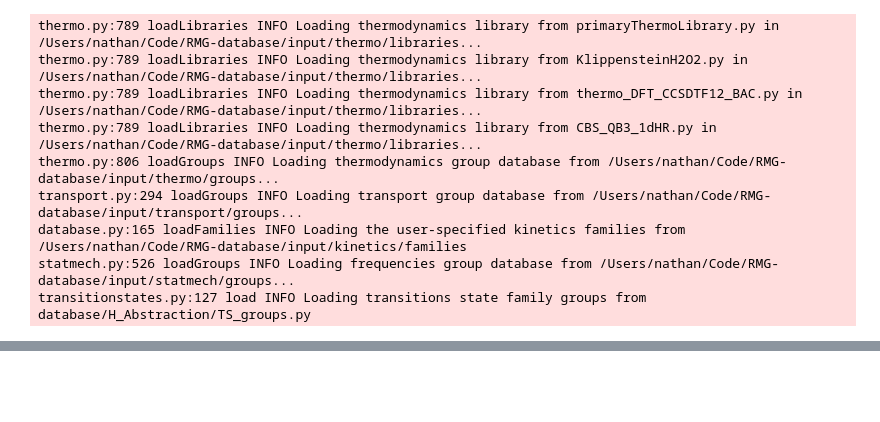
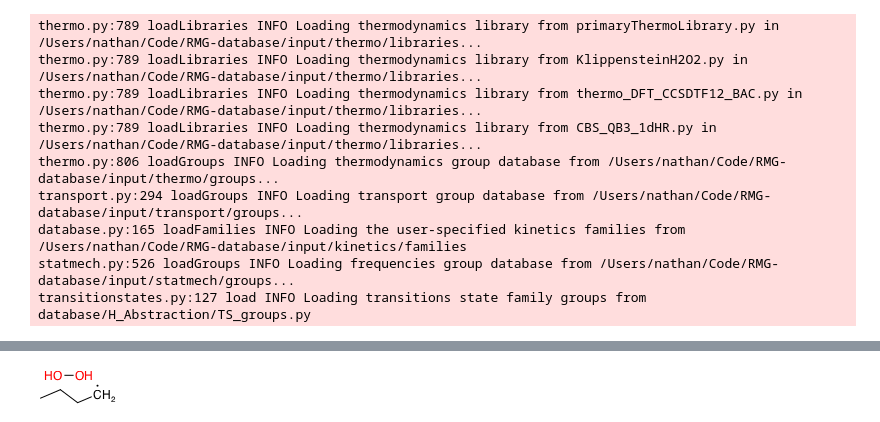
Before and after one commit to ReactionMechanismGenerator/AutoTST, a Jupyter notebook: testing_organization.ipynb, the cells around one changed output, grey strips where cells are left out. Cells and saved outputs as stored; diff of their text form; code cells hidden in the pictures; blank space fills up the shorter version.

```diff
--- a/testing_organization.ipynb
+++ b/testing_organization.ipynb
@@ -68,0 +120,6 @@ r1
+# %%
+a, b = r1.reactants
+merge = Molecule.merge(a,b)
+merge
+# %% [output]
+[figure, added]
```
Also changed, not shown: parts of 51 cells of this notebook, 8 other files.
